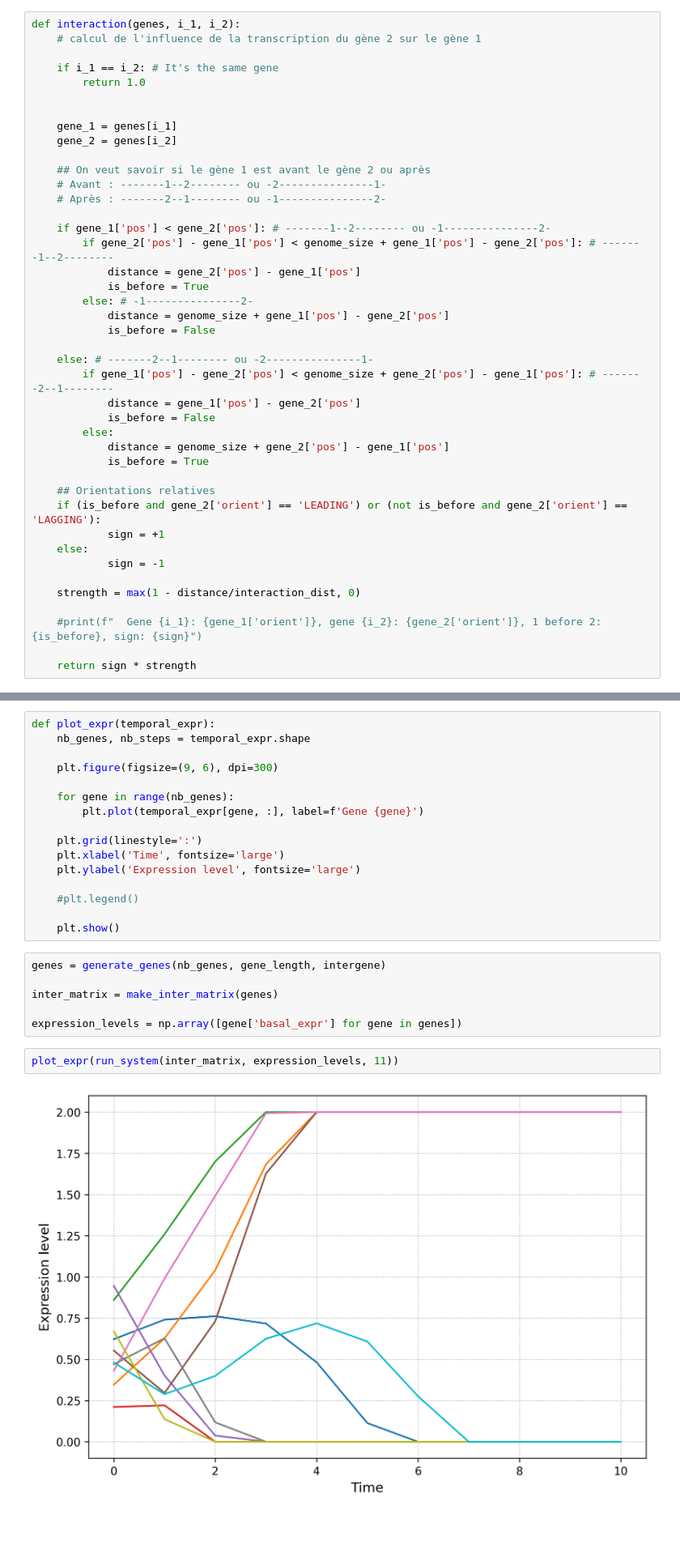
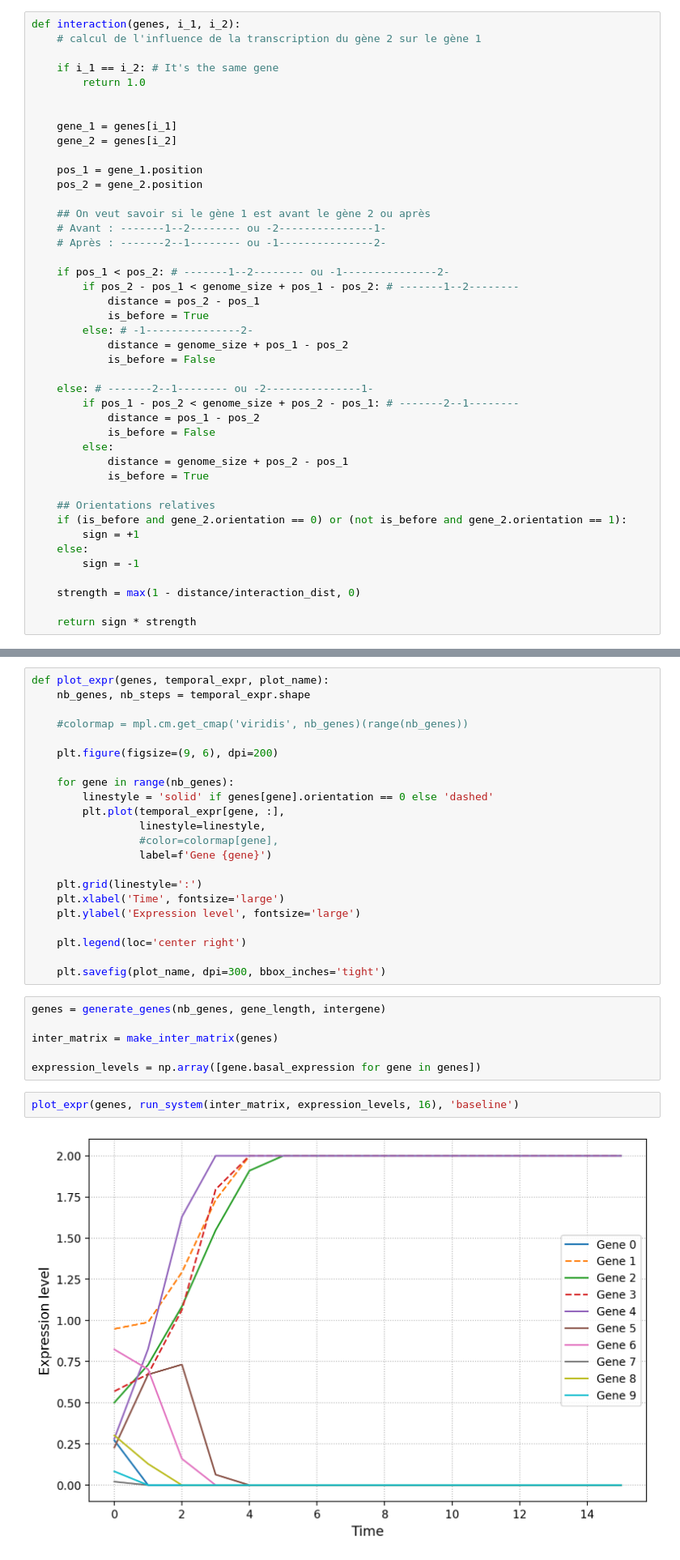
Before and after one commit to tgrohens/evotsc, a Jupyter notebook: EvoTSC.ipynb, the cells around one changed output, grey strips where cells are left out. Shown at 81% size. Cells and saved outputs as stored; diff of their text form; blank space fills up the shorter version.

Commit message:
[evotsc] Change Gene implementation to a class

```diff
--- a/EvoTSC.ipynb
+++ b/EvoTSC.ipynb
@@ -32,36 +42,37 @@ def interaction(genes, i_1, i_2):
     gene_1 = genes[i_1]
     gene_2 = genes[i_2]
 
+    pos_1 = gene_1.position
+    pos_2 = gene_2.position
+
     ## On veut savoir si le gène 1 est avant le gène 2 ou après
     # Avant : -------1--2-------- ou -2---------------1-
     # Après : -------2--1-------- ou -1---------------2-
 
-    if gene_1['pos'] < gene_2['pos']: # -------1--2-------- ou -1---------------2-
-        if gene_2['pos'] - gene_1['pos'] < genome_size + gene_1['pos'] - gene_2['pos']: # -------1--2--------
-            distance = gene_2['pos'] - gene_1['pos']
+    if pos_1 < pos_2: # -------1--2-------- ou -1---------------2-
+        if pos_2 - pos_1 < genome_size + pos_1 - pos_2: # -------1--2--------
+            distance = pos_2 - pos_1
             is_before = True
         else: # -1---------------2-
-            distance = genome_size + gene_1['pos'] - gene_2['pos']
+            distance = genome_size + pos_1 - pos_2
             is_before = False
 
     else: # -------2--1-------- ou -2---------------1-
-        if gene_1['pos'] - gene_2['pos'] < genome_size + gene_2['pos'] - gene_1['pos']: # -------2--1--------
-            distance = gene_1['pos'] - gene_2['pos']
+        if pos_1 - pos_2 < genome_size + pos_2 - pos_1: # -------2--1--------
+            distance = pos_1 - pos_2
             is_before = False
         else:
-            distance = genome_size + gene_2['pos'] - gene_1['pos']
+            distance = genome_size + pos_2 - pos_1
             is_before = True
 
     ## Orientations relatives
-    if (is_before and gene_2['orient'] == 'LEADING') or (not is_before and gene_2['orient'] == 'LAGGING'):
-            sign = +1
+    if (is_before and gene_2.orientation == 0) or (not is_before and gene_2.orientation == 1):
+        sign = +1
     else:
-            sign = -1
+        sign = -1
 
     strength = max(1 - distance/interaction_dist, 0)
 
-    #print(f"  Gene {i_1}: {gene_1['orient']}, gene {i_2}: {gene_2['orient']}, 1 before 2: {is_before}, sign: {sign}")
-
     return sign * strength
 # %%
 def make_inter_matrix(genes):
@@ -88,28 +99,34 @@ def run_system(inter_matrix, init_expr, nb_steps):
 
     return temporal_expr
 # %%
-def plot_expr(temporal_expr):
+def plot_expr(genes, temporal_expr, plot_name):
     nb_genes, nb_steps = temporal_expr.shape
 
-    plt.figure(figsize=(9, 6), dpi=300)
+    #colormap = mpl.cm.get_cmap('viridis', nb_genes)(range(nb_genes))
+
+    plt.figure(figsize=(9, 6), dpi=200)
 
     for gene in range(nb_genes):
-        plt.plot(temporal_expr[gene, :], label=f'Gene {gene}')
+        linestyle = 'solid' if genes[gene].orientation == 0 else 'dashed'
+        plt.plot(temporal_expr[gene, :],
+                 linestyle=linestyle,
+                 #color=colormap[gene],
+                 label=f'Gene {gene}')
 
     plt.grid(linestyle=':')
     plt.xlabel('Time', fontsize='large')
     plt.ylabel('Expression level', fontsize='large')
 
-    #plt.legend()
+    plt.legend(loc='center right')
 
-    plt.show()
+    plt.savefig(plot_name, dpi=300, bbox_inches='tight')
 # %%
 genes = generate_genes(nb_genes, gene_length, intergene)
 
 inter_matrix = make_inter_matrix(genes)
 
-expression_levels = np.array([gene['basal_expr'] for gene in genes])
+expression_levels = np.array([gene.basal_expression for gene in genes])
 # %%
-plot_expr(run_system(inter_matrix, expression_levels, 11))
+plot_expr(genes, run_system(inter_matrix, expression_levels, 16), 'baseline')
 # %% [output]
-[figure, old version]
+[figure, new version]
```
Also changed, not shown: parts of 4 cells of this notebook.
